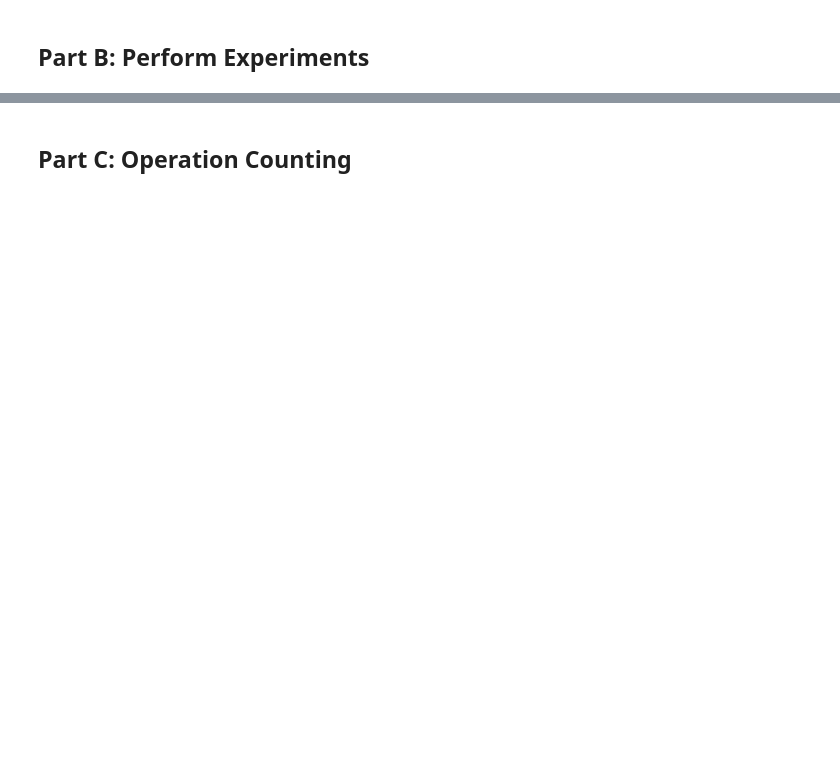
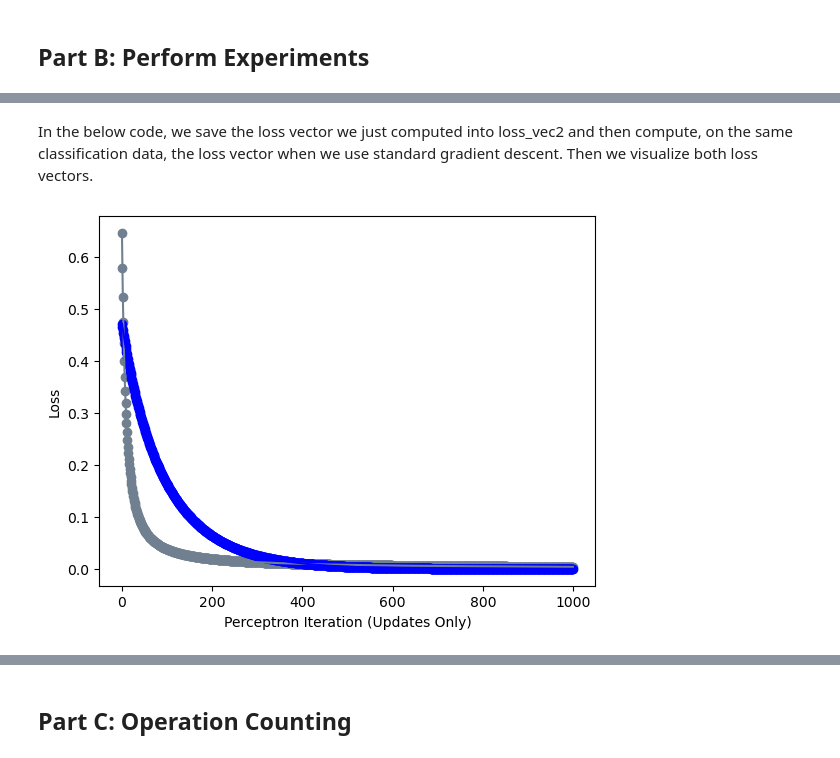
Before and after one commit to jjr2024/github_jjr2024.github.io, a Jupyter notebook: posts/newton-method/newton-method.ipynb, the cells around one changed output, grey strips where cells are left out. Cells and saved outputs as stored; diff of their text form; code cells hidden in the pictures; blank space fills up the shorter version.

Commit message:
newtons method first push

```diff
--- a/posts/newton-method/newton-method.ipynb
+++ b/posts/newton-method/newton-method.ipynb
@@ -20,0 +39,11 @@ In this blog post, I implement Newton's method, an optimizer technique to conver
+# %%
+LR = LogisticRegression()
+opt = NewtonOptimizer(LR)
+
+loss_vec = []
+
+def train(X, y, max_iterations = 1000, a = 0.1):
+    for _ in range(max_iterations):
+        loss = LR.loss(X, y)
+        loss_vec.append(loss)
+        opt.step(X, y, a)
@@ -22,0 +72,11 @@ In this blog post, I implement Newton's method, an optimizer technique to conver
+# %%
+LR = LogisticRegression()
+opt = NewtonOptimizer(LR)
+
+loss_vec = []
+
+X, y = classification_data(n_points = 100, noise = 0.1, p_dims = 2)
+
+train(X,y,1000,a=0.9)
+
+print("Last Loss: " + str(loss_vec[len(loss_vec)-1]))
@@ -22,0 +85,23 @@ In this blog post, I implement Newton's method, an optimizer technique to conver
+# %% [markdown]
+In the below code, we save the loss vector we just computed into loss_vec2 and then compute, on the same classification data, the loss vector when we use standard gradient descent. Then we visualize both loss vectors.
+# %%
+LR2 = LR
+LR = LogisticRegression()
+opt = GradientDescentOptimizer(LR)
+
+loss_vec2 = loss_vec
+loss_vec = []
+
+#Standard gradient descent
+for _ in range(1000):
+    loss = LR.loss(X, y)
+    loss_vec.append(loss)
+    opt.step(X, y, 0.9, 0.0)
+
+plt.plot(loss_vec, color = "slategrey")
+plt.plot(loss_vec2, color = "blue")
+plt.scatter(torch.arange(len(loss_vec)), loss_vec, color = "slategrey")
+plt.scatter(torch.arange(len(loss_vec2)), loss_vec2, color = "blue")
+labs = plt.gca().set(xlabel = "Perceptron Iteration (Updates Only)", ylabel = "Loss")
+# %% [output]
+[figure, added]
```
Also changed, not shown: parts of 20 cells of this notebook, 2 other files.
